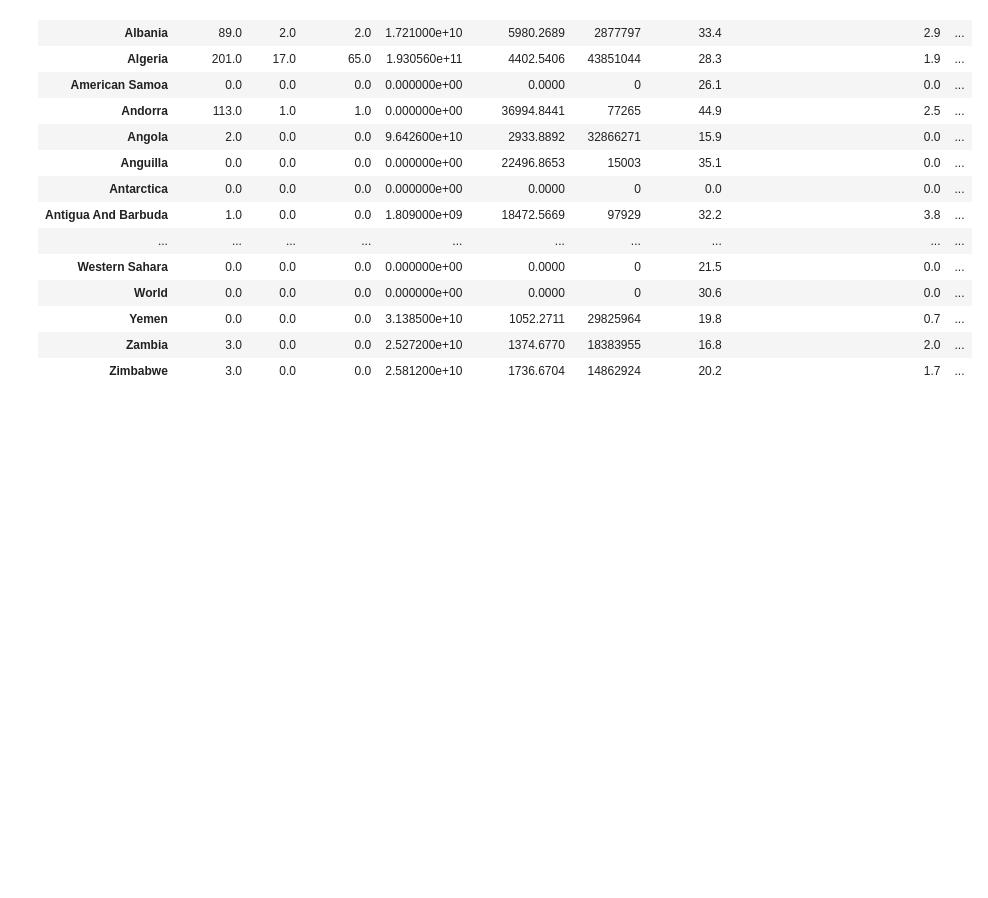
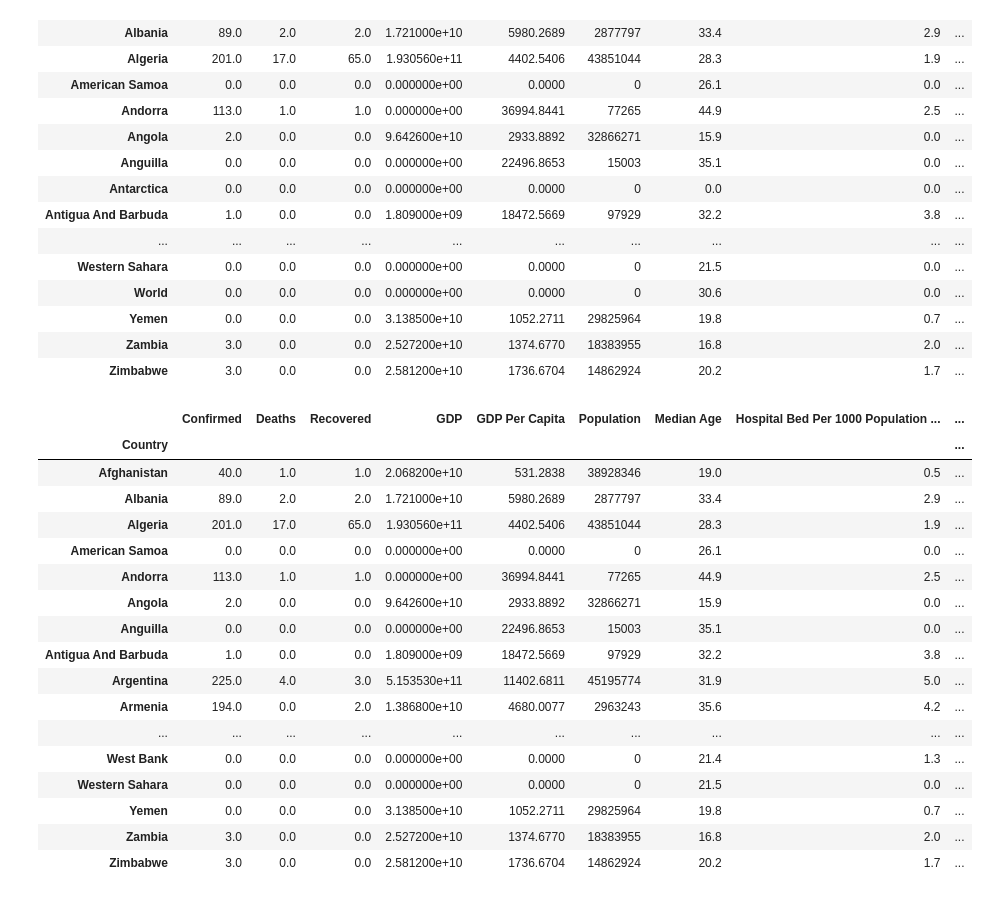
Before and after one commit to shozi91/PredictingCOVID, a Jupyter notebook: merged_data.ipynb, the cells around one changed output. Cells and saved outputs as stored; diff of their text form; code cells hidden in the pictures; blank space fills up the shorter version.

```diff
--- a/merged_data.ipynb
+++ b/merged_data.ipynb
@@ -101,12 +101,13 @@ for df in df_list:
     complete_df = complete_df.merge(df,how='outer',on='Country')
 # %%
 #fix this garbage data
-complete_df['Country'] = complete_df['Country'].str.replace(pat='Congo (Brazzaville)',repl='Congo, Republic Of The',case=False)
-complete_df['Country'] = complete_df['Country'].str.replace(pat='DR Congo',repl='Congo, Democratic Republic Of The',case=False)
-complete_df['Country'] = complete_df['Country'].str.replace(pat='Congo',repl='Congo, Republic Of The',case=False)
-complete_df['Country'] = complete_df['Country'].str.replace(pat='Congo (Kinshasa)',repl='Congo, Democratic Republic Of The',case=False)
-complete_df['Country'] = complete_df['Country'].str.replace(pat='Democratic Republic of the Congo',repl='Congo, Democratic Republic Of The',case=False)
-complete_df['Country'] = complete_df['Country'].str.replace(pat='Republic of the Congo',repl='Congo, Democratic Republic Of The',case=False)
+complete_df['Country'] = complete_df['Country'].replace({'Congo':'Congo, Republic Of The'})
+complete_df['Country'] = complete_df['Country'].replace({'Congo (Brazzaville)':'Congo, Republic Of The'})
+complete_df['Country'] = complete_df['Country'].replace({'DR Congo':'Congo, Democratic Republic Of The'})
+complete_df['Country'] = complete_df['Country'].replace({'Congo (Kinshasa)':'Congo, Democratic Republic Of The'})
+complete_df['Country'] = complete_df['Country'].replace({'Democratic Republic of the Congo':'Congo, Democratic Republic Of The'})
+complete_df['Country'] = complete_df['Country'].replace({'Republic of the Congo':'Congo, Democratic Republic Of The'})
+
 
 complete_df['Country'] = complete_df['Country'].str.replace(pat='andorra',repl='Andorra',case=False)
 complete_df['Country'] = complete_df['Country'].str.replace(pat='Bahamas, the',repl='Bahamas',case=False)
@@ -204,6 +205,31 @@ complete_df.drop(['Holy See',
                  'Pacific Ocean',
                  'Southern Ocean',
                  'Cruise Ship',
-                 'World'],axis=0,inplace=True)
+                 'World',
+                 'European Union'],axis=0,inplace=True)
+# %%
+
+
+complete_df = complete_df[(complete_df.T != 0).any()]
+complete_df
+# %% [output]
+|  | Confirmed | Deaths | Recovered | GDP | GDP Per Capita | Population | Median Age | Hospital Bed Per 1000 Population ... | ... |
+| Country |  |  |  |  |  |  |  |  | ... |
+| Afghanistan | 40.0 | 1.0 | 1.0 | 2.068200e+10 | 531.2838 | 38928346 | 19.0 | 0.5 | ... |
+| Albania | 89.0 | 2.0 | 2.0 | 1.721000e+10 | 5980.2689 | 2877797 | 33.4 | 2.9 | ... |
+| Algeria | 201.0 | 17.0 | 65.0 | 1.930560e+11 | 4402.5406 | 43851044 | 28.3 | 1.9 | ... |
+| American Samoa | 0.0 | 0.0 | 0.0 | 0.000000e+00 | 0.0000 | 0 | 26.1 | 0.0 | ... |
+| Andorra | 113.0 | 1.0 | 1.0 | 0.000000e+00 | 36994.8441 | 77265 | 44.9 | 2.5 | ... |
+| Angola | 2.0 | 0.0 | 0.0 | 9.642600e+10 | 2933.8892 | 32866271 | 15.9 | 0.0 | ... |
+| Anguilla | 0.0 | 0.0 | 0.0 | 0.000000e+00 | 22496.8653 | 15003 | 35.1 | 0.0 | ... |
+| Antigua And Barbuda | 1.0 | 0.0 | 0.0 | 1.809000e+09 | 18472.5669 | 97929 | 32.2 | 3.8 | ... |
+| Argentina | 225.0 | 4.0 | 3.0 | 5.153530e+11 | 11402.6811 | 45195774 | 31.9 | 5.0 | ... |
+| Armenia | 194.0 | 0.0 | 2.0 | 1.386800e+10 | 4680.0077 | 2963243 | 35.6 | 4.2 | ... |
+| ... | ... | ... | ... | ... | ... | ... | ... | ... | ... |
+| West Bank | 0.0 | 0.0 | 0.0 | 0.000000e+00 | 0.0000 | 0 | 21.4 | 1.3 | ... |
+| Western Sahara | 0.0 | 0.0 | 0.0 | 0.000000e+00 | 0.0000 | 0 | 21.5 | 0.0 | ... |
+| Yemen | 0.0 | 0.0 | 0.0 | 3.138500e+10 | 1052.2711 | 29825964 | 19.8 | 0.7 | ... |
+| Zambia | 3.0 | 0.0 | 0.0 | 2.527200e+10 | 1374.6770 | 18383955 | 16.8 | 2.0 | ... |
+| Zimbabwe | 3.0 | 0.0 | 0.0 | 2.581200e+10 | 1736.6704 | 14862924 | 20.2 | 1.7 | ... |
 # %%
 complete_df.to_csv(os.path.join('Final Data','complete_data.csv'), index=True)
```
Also changed, not shown: parts of 2 cells of this notebook, 1 other file.
